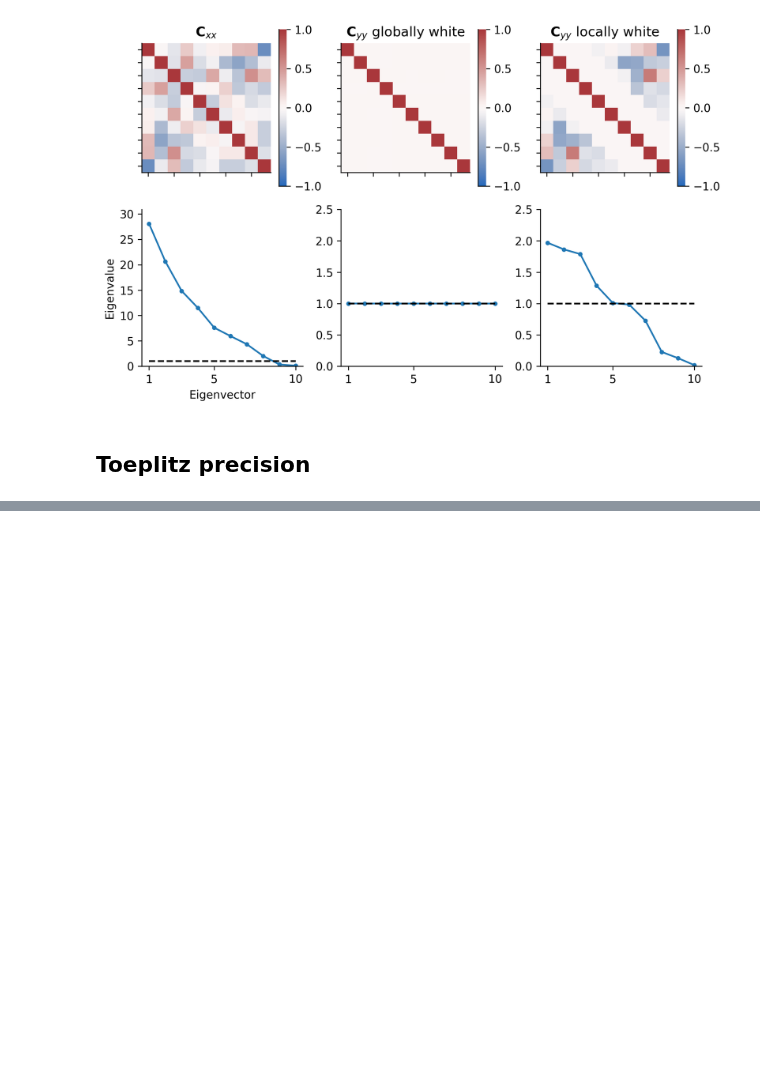
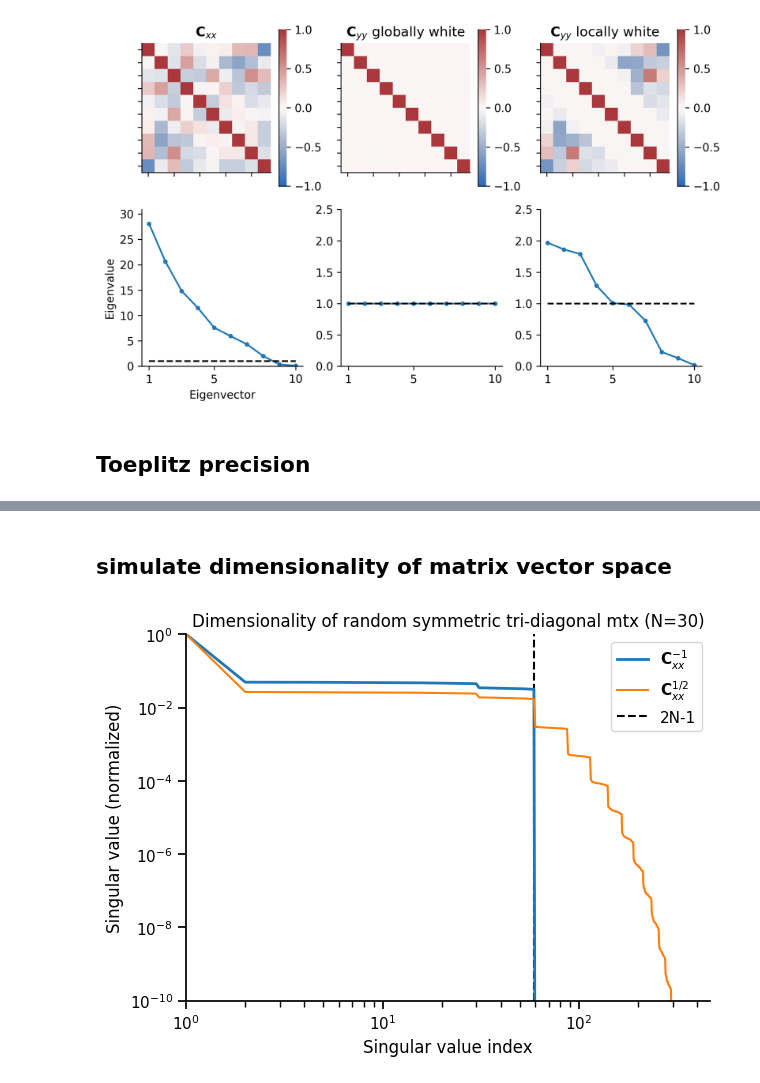
Before and after one commit to lyndond/frame_whitening, a Jupyter notebook: figures/conv1d.ipynb, the cells around one changed output, grey strips where cells are left out. Saved outputs shown, nothing was run; the diff lists cells and outputs as text; code cells hidden in the pictures; blank space fills up the shorter version.

```diff
--- a/figures/conv1d.ipynb
+++ b/figures/conv1d.ipynb
@@ -166,0 +178,2 @@ ax[1].set(title=r"${\bf W}$ (neighborhood=3)")
+# %% [markdown]
+## simulate dimensionality of matrix vector space
@@ -166,0 +218,23 @@ ax[1].set(title=r"${\bf W}$ (neighborhood=3)")
+# %%
+T = N*(N+1)//2
+with sns.plotting_context("notebook"):
+    fig, ax = plt.subplots(1, 1)
+    ax.plot(np.arange(1, T+1), sigma_p, "-", label=r"${\bf C}^{-1}_{xx}$", linewidth=2)
+    ax.plot(np.arange(1, T+1), sigma_c, "-", label=r"${\bf C}^{1/2}_{xx}$")
+    ax.vlines(2*N-1, -1, 1, linestyles="--", color="k", zorder=-1, label="2N-1")
+    ax.hlines(0, 1, T+1, linestyles="-", color="k", zorder=-1)
+
+    ax.set(
+        title=f"Dimensionality of random symmetric tri-diagonal mtx (N={N})",
+        xlabel="Singular value index",
+        ylabel="Singular value (normalized)",
+        ylim=(1E-10, 1),
+        xlim=(1, N*(N+1)//2),
+        xscale="log",
+        yscale="log"
+    )
+    ax.legend()
+    sns.despine()
+    fig.tight_layout()
+# %% [output]
+[figure, added]
```
Also changed, not shown: parts of 2 cells of this notebook, 1 other file.
